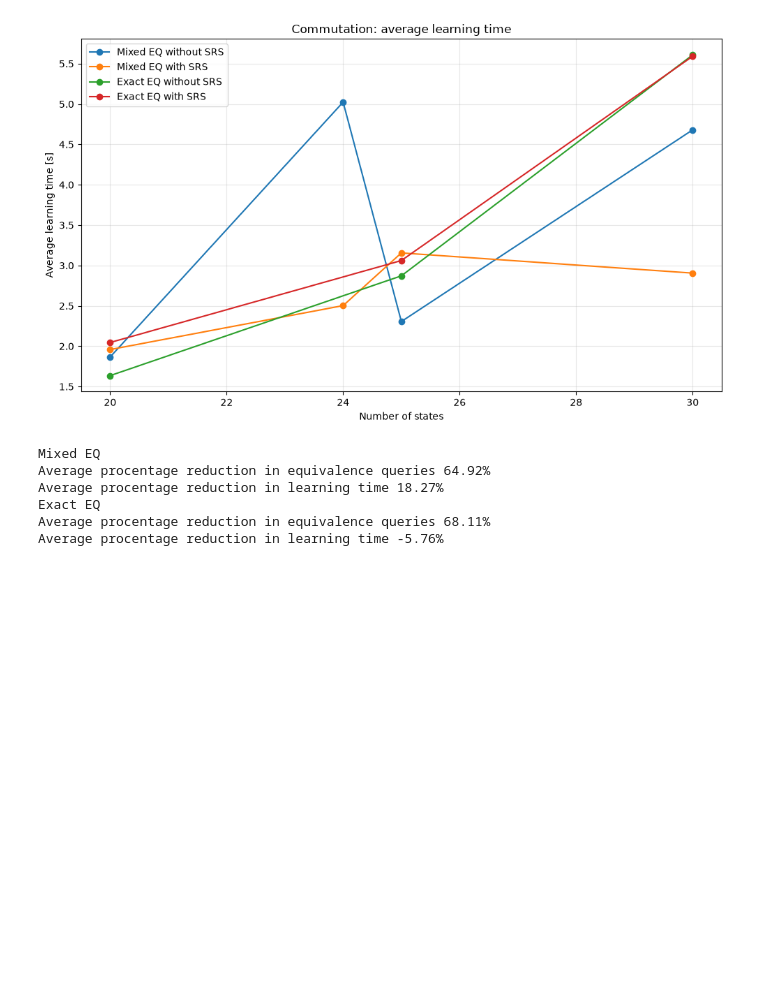
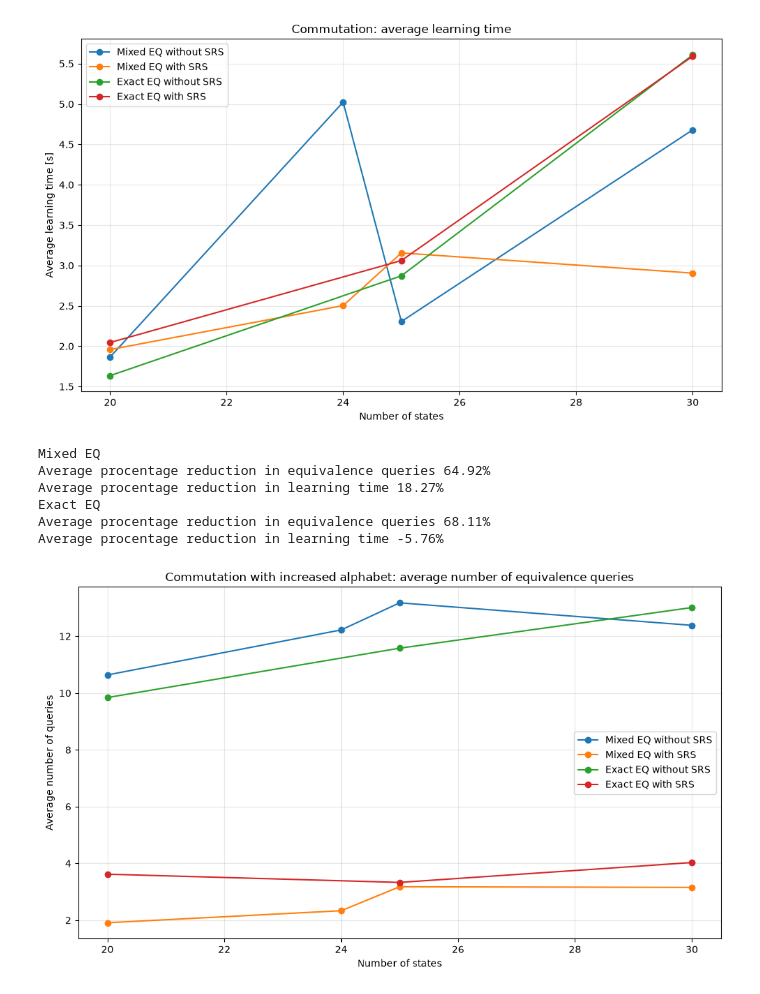
Before and after one commit to Piotrtraczynski1/LearningDVPA, a Jupyter notebook: results/mixed_eq_analysis.ipynb, the cells around one changed output. Drawn from its saved outputs; the diff is of its cells as text; code cells hidden in the pictures; blank space fills up the shorter version.

```diff
--- a/results/mixed_eq_analysis.ipynb
+++ b/results/mixed_eq_analysis.ipynb
@@ -4,6 +4,7 @@ import pandas as pd
 
 cancellationMixedPath = "data/mixedEq/cancellation_mixed.csv"
 commutativeMixedPath = "data/mixedEq/commutation_mixed.csv"
+commutativeMixedIncreasedAlphabetPath = "data/mixedEq/commutation_mixed_increased_alphabet.csv"
 idempotencyMixedPath = "data/mixedEq/idempotency_mixed.csv"
 
 cancellationExactPath = "data/exactEq/cancellation_increasing_number_of_states.csv"
@@ -153,3 +154,18 @@ Average procentage reduction in learning time 18.27%
 Exact EQ
 Average procentage reduction in equivalence queries 68.11%
 Average procentage reduction in learning time -5.76%
+# %%
+commutationIncreasedAlphabetQueriesPlot = Plot(
+    title="Commutation with increased alphabet: average number of equivalence queries",
+    xLabel="Number of states",
+    yLabel="Average number of queries",
+)
+addMeanComparison(
+    commutationIncreasedAlphabetQueriesPlot,
+    commutativeMixedIncreasedAlphabetPath,
+    commutativeExactPath,
+    yColumn="equivalenceQueryCount",
+)
+commutationIncreasedAlphabetQueriesPlot.draw()
+# %% [output]
+[figure, added]
```
Also changed, not shown: parts of 2 cells of this notebook, 5 other files.
